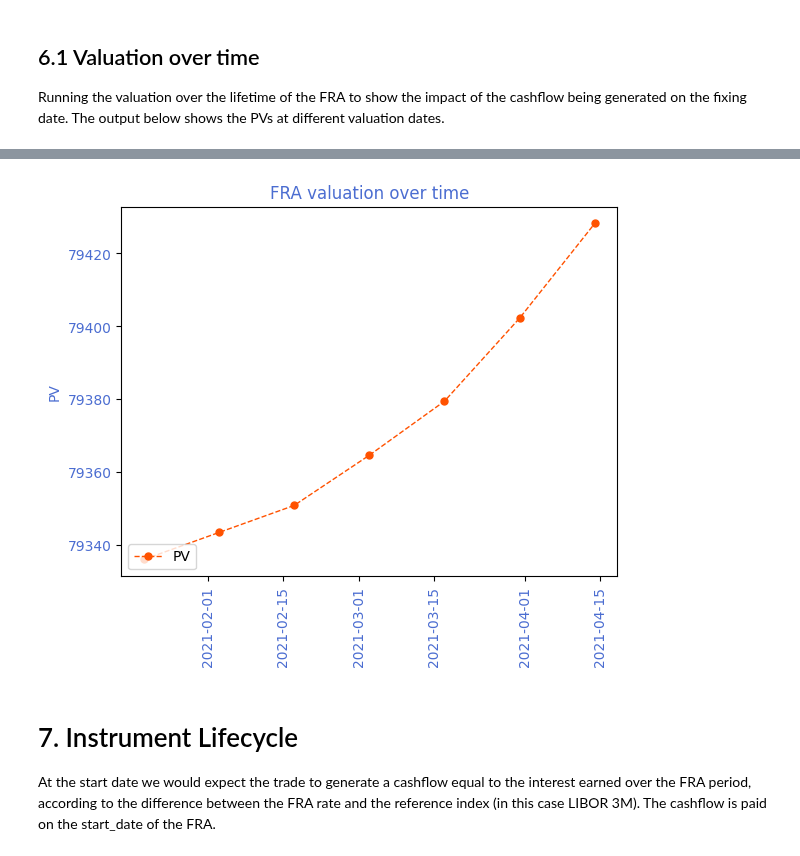
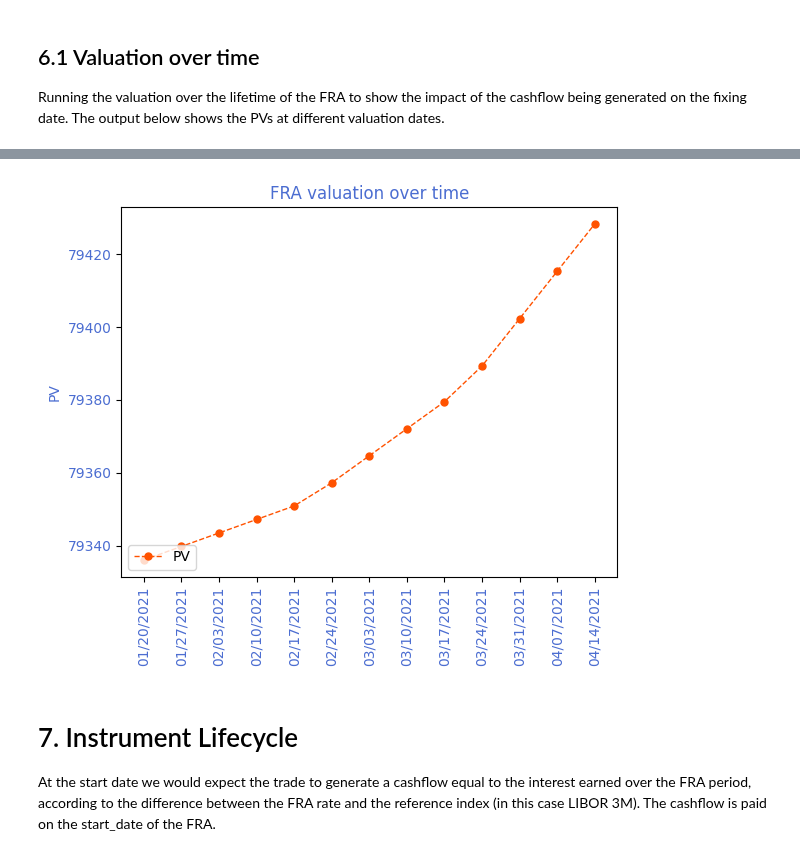
Before and after one commit to finbourne/sample-notebooks, a Jupyter notebook: examples/use-cases/instruments/Forward Rate Agreement.ipynb, the cells around one changed output, grey strips where cells are left out. Saved outputs shown, nothing was run; the diff lists cells and outputs as text; code cells hidden in the pictures.

Commit message:
Update Forward Rate Agreement.ipynb
Fixed the valuation request to use the in built time ladder

```diff
--- a/examples/use-cases/instruments/Forward Rate Agreement.ipynb
+++ b/examples/use-cases/instruments/Forward Rate Agreement.ipynb
@@ -529,0 +542,4 @@ valuation_over_time
+# %%
+valuation = run_aggregate_valuations(trade_date, start_date, "1W", portfolio_code)
+valuation["Analytic/default/ValuationDate"] = (pd.to_datetime(valuation["Analytic/default/ValuationDate"])).dt.strftime("%m/%d/%Y")
+valuation.head()
@@ -530,15 +553,15 @@ valuation_over_time
 # %%
 # Get axis data and create plot
-plt.plot(valuation_over_time["Date"],valuation_over_time["PV"], color='#ff5200' , marker='o', markersize=5, linestyle='--', linewidth=1, label="PV")
+plt.plot(valuation["Analytic/default/ValuationDate"],valuation["Market Value"], color='#ff5200' , marker='o', markersize=5, linestyle='--', linewidth=1, label="PV")
 
 plt.xticks( color = '#4b6dd1', rotation='vertical')
 plt.yticks( color = '#4b6dd1')
 plt.title('FRA valuation over time', color = '#4b6dd1')
 plt.ylabel('PV', color = '#4b6dd1')
 plt.legend(loc="lower left")
 plt.show()
 # %% [output]
-[figure, old version]
+[figure, new version]
 # %% [markdown]
 # 7. Instrument Lifecycle
 
```
Also changed, not shown: parts of 14 cells of this notebook.
